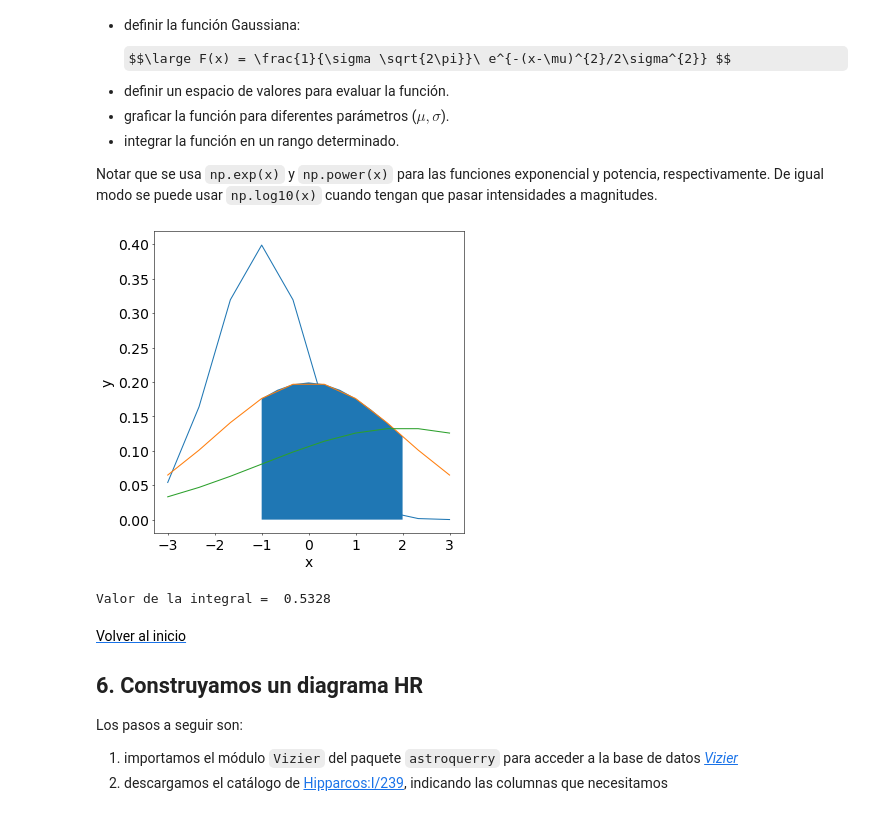
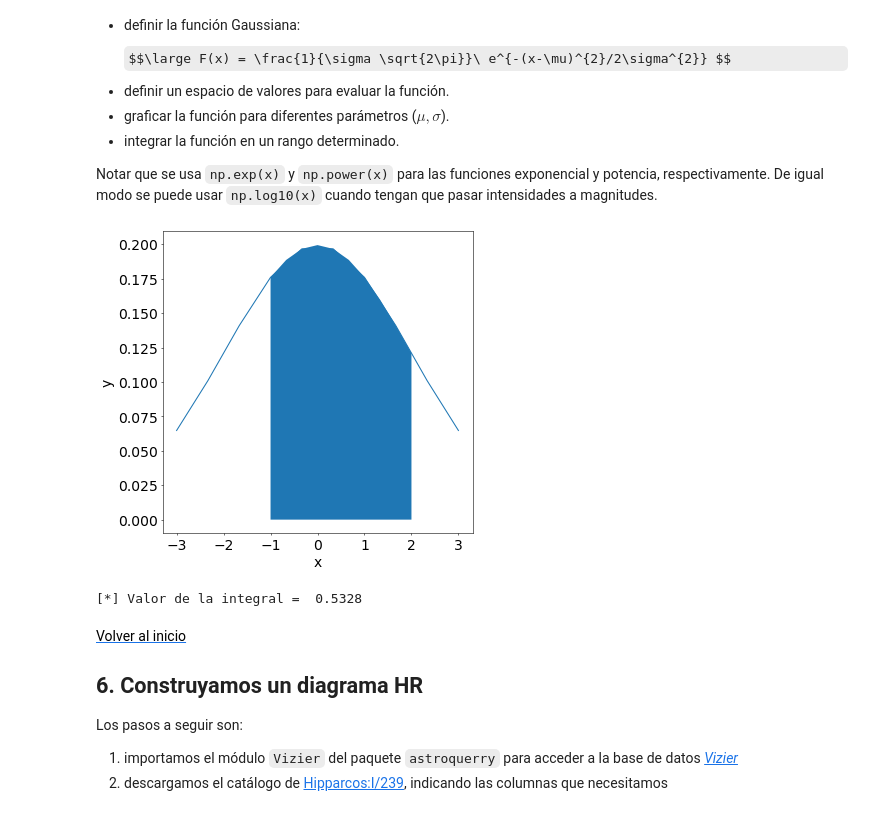
Before and after one commit to JPCalderon/Astronomia-Estelar, a Jupyter notebook: docs/Tutorial_notebook.ipynb, the cells around one changed output. Cells and saved outputs as stored; diff of their text form; code cells hidden in the pictures; some formulas as TeX source.

```diff
--- a/docs/Tutorial_notebook.ipynb
+++ b/docs/Tutorial_notebook.ipynb
@@ -192,32 +209,37 @@
 # %%
 from scipy.integrate import quad
 import matplotlib.pyplot as plt
 import numpy as np
 
 def gaussian(x, mu, sig):
     return 1./(sig*np.sqrt(2.*np.pi)) * np.exp(-np.power((x - mu)/sig, 2.)/2.)
 
 x_values = np.linspace(-3, 3, 10) # Valor inicial, valor final, cantidad total de valores intermedios
-for mu, sig in [(-1, 1), (0, 2), (2, 3)]:
-    plt.plot(x_values, gaussian(x_values, mu, sig))
+mu = 0
+sig = 2
+plt.plot(x_values, gaussian(x_values, mu, sig))
 
 plt.rcParams['figure.figsize'] = [8, 8]
 plt.rcParams.update({'font.size': 20})
 plt.rcParams['figure.dpi'] = 50
 
 plt.xlabel('x')
 plt.ylabel('y')
 
+# Esto pinta debajo de la curva entre x1=0 x2=2,
 plt.fill_between(np.linspace(-1, 2, 10), 0, gaussian(np.linspace(-1, 2, 10), 0,2), interpolate=True)
 
-plt.show()
+plt.show() # Este comando imprime el grafico
 
-# Hacemos la integral
-int, err = quad( gaussian, -1, 2, args=(0,2) )
-print ( "[*] Valor de la integral = ", round(int,4))
+int, err = quad( gaussian, -1, 2, args=(0,2) ) # Hacemos la integral
+# Par ala función de integración 'quad', se necesita: 1. la Función analítica,
+#  2. el rango de x a integrar, y 3. Si, la función tiene argumentos, se los debe
+#  agregar dentro del tuple 'args=(arg1,arg2,...,argn)'.
+
+print ( "[*] Valor de la integral = ", round(int,4) ) # Resultado redondeado a 4 dcimales.
 # %% [output]
-[figure, old version]
+[figure, new version]
-Valor de la integral =  0.5328
+[*] Valor de la integral =  0.5328
 # %% [markdown]
 <a id='aplicacion'></a>[<span style="float:right; font-size:1em;color:black;">Volver al inicio</span>](#introduccion)
 ## 6. Construyamos un diagrama HR
```
Also changed, not shown: parts of 15 cells of this notebook.
